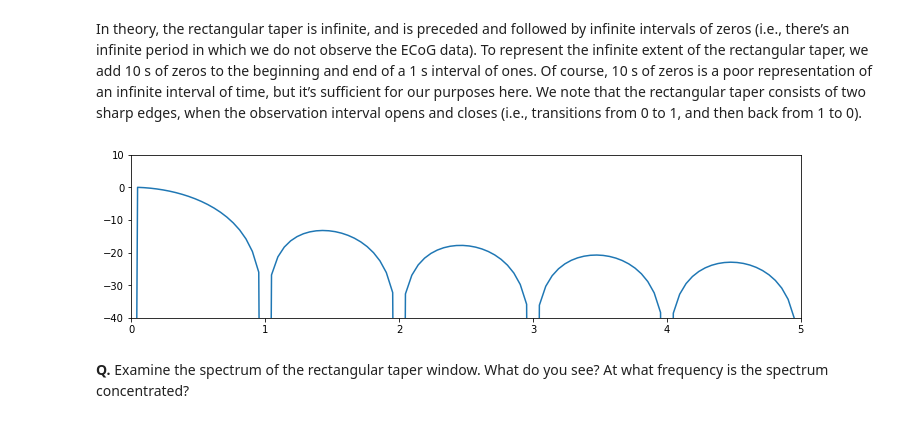
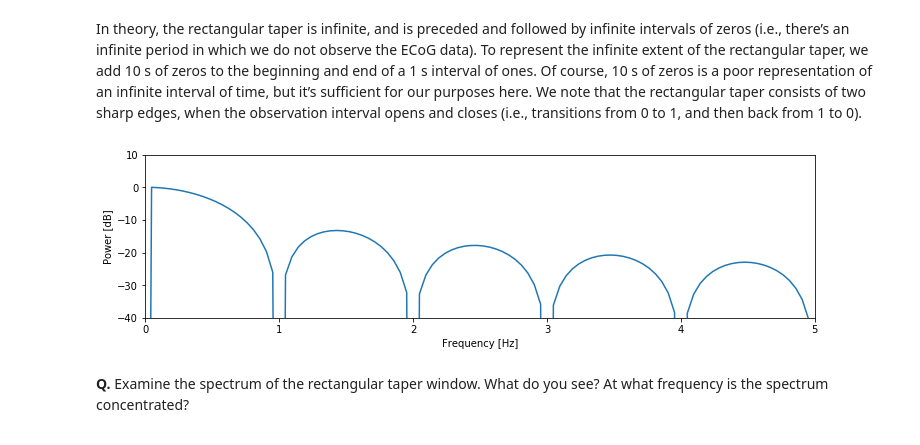
Before and after one commit to Mark-Kramer/Case-Studies-Python, a Jupyter notebook: content/04/ecog-rhythms.ipynb, the cells around one changed output. Saved outputs shown, nothing was run; the diff lists cells and outputs as text; code cells hidden in the pictures.

```diff
--- a/content/04/ecog-rhythms.ipynb
+++ b/content/04/ecog-rhythms.ipynb
@@ -163,12 +209,12 @@ To understand further the impact of the rectangular taper, let’s consider the
 To compute the spectrum of the rectangular taper, we consider the following time series.
 <a id="fig:4-5a"></a>
 # %%
-sample_rate = 500
-a = np.zeros((sample_rate * 10))
-b = np.ones((sample_rate))
-
-taper = np.hstack((a,b,a))
-t = np.arange(len(taper)) / sample_rate
-plot(t, taper)
+a = np.zeros(int(10/dt))      # Create 10 s of zeros,
+b = np.ones(int(1/dt))        # ... and 1 s of ones,
+taper = np.hstack((a,b,a))    # ... stack them together,
+t = np.arange(len(taper))*dt  # ... define a time axis,
+plot(t, taper)                # ... and plot taper vs time.
+xlabel('Time [s]')            # ... with axes labeled.
+ylabel('Rectangular Taper')
 show()
 # %% [output]
@@ -176,24 +222,23 @@ show()
 # %% [markdown]
 In theory, the rectangular taper is infinite, and is preceded and followed by infinite intervals of zeros (i.e., there’s an infinite period in which we do not observe the ECoG data). To represent the infinite extent of the rectangular taper, we add 10 s of zeros to the beginning and end of a 1 s interval of ones. Of course, 10 s of zeros is a poor representation of an infinite interval of time, but it’s sufficient for our purposes here. We note that the rectangular taper consists of two sharp edges, when the observation interval opens and closes (i.e., transitions from 0 to 1, and then back from 1 to 0).
 # %%
-# Compute spectrum of the taper
-taperf = np.fft.rfft(taper - taper.mean())
-Sxx = np.real(2 * dt ** 2 / t.max() * (taperf * np.conj(taperf)))
-Sxx = Sxx / Sxx.max()
+taperf = np.fft.rfft(taper - taper.mean())                # Compute Fourier transform of the taper,
+Sxx = np.real( 2*dt**2/t.max() * (taperf*np.conj(taperf)))# ... and the spectrum,
+Sxx = Sxx / Sxx.max()                                     # ... scaled to have maximum of 0.
 
-# Compute frequency resolution and Nyquist frequency
-df = 1 / t.max()
-fNQ = 1 / dt / 2
-faxis = np.arange(len(Sxx)) * df
+df = 1 /  t.max()                                         # Define the frequency resolution.
+fNQ = 1 / dt / 2                                          # Define the Nyquist frequency.
+faxis = np.arange(len(Sxx)) * df                          # Construct frequency axis.
 
-# Plot results
-Sxx[Sxx == 0] = np.nan  # Avoid division by 0 errors
-plot(faxis, 10 * np.log10(Sxx))
-plt.xlim([0, 5])
+Sxx[Sxx == 0] = np.nan                                    # Avoid division by 0 errors,
+plot(faxis, 10 * np.log10(Sxx))                           # Plot the spectrum vs frequency,
+plt.xlim([0, 5])                                          # ... in select range,
 plt.ylim([-40, 10])
+xlabel('Frequency [Hz]')                                  # ... with axes labeled.
+ylabel('Power [dB]')
 show()
 # %% [output]
-[figure, old version]
+[figure, new version]
 # %% [markdown]
 <div class="question">
 
```
Also changed, not shown: parts of 51 cells of this notebook, 4 other files.
